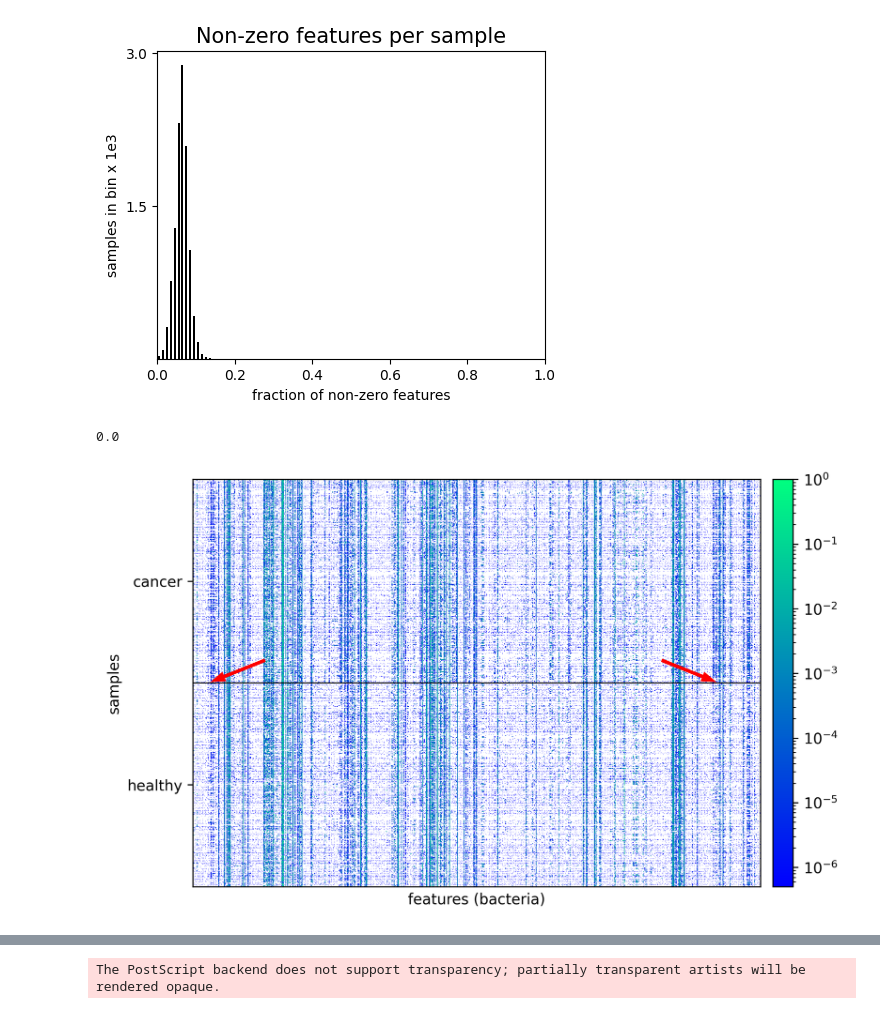
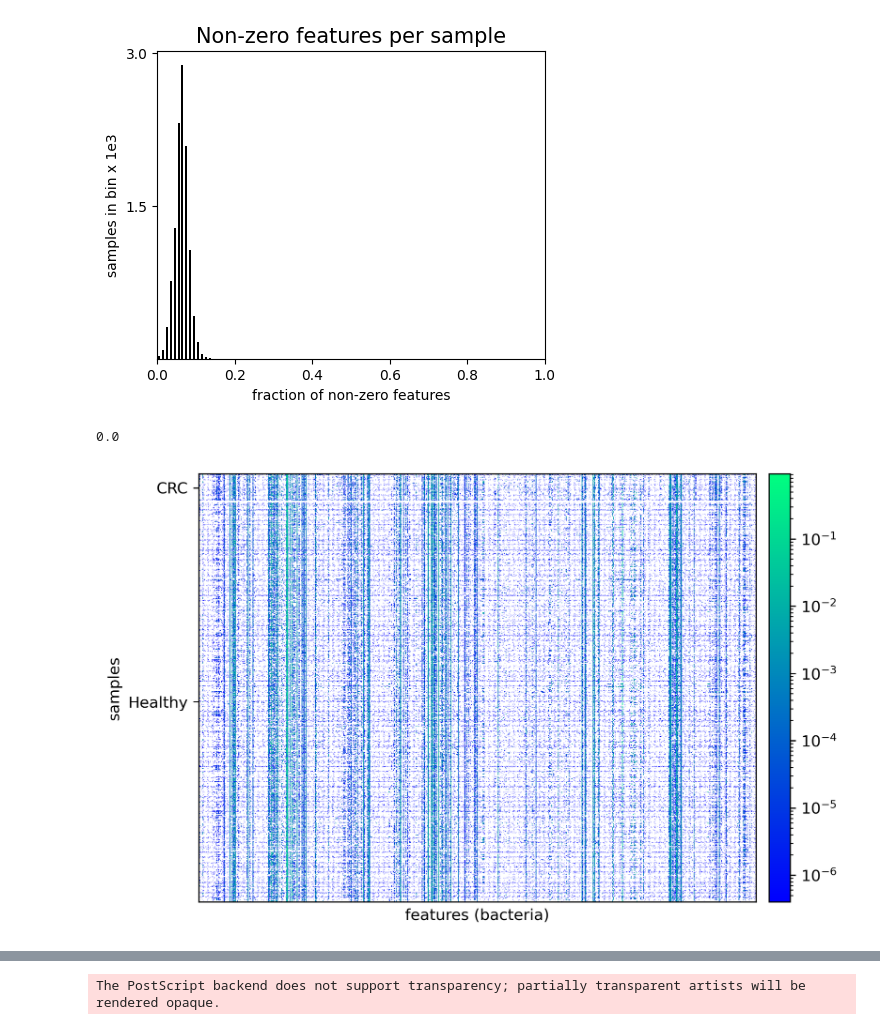
Before and after one commit to LenMetz/TabPFN-medical, a Jupyter notebook: starting_notebook.ipynb, the cells around one changed output, grey strips where cells are left out. Saved outputs shown, nothing was run; the diff lists cells and outputs as text; code cells hidden in the pictures.

```diff
--- a/starting_notebook.ipynb
+++ b/starting_notebook.ipynb
@@ -71,7 +71,8 @@ plt.show()
 # %% [output]
 [figure]
 # %%
-le = 500
+le1 = 1000
+le2 = 70
 wd = all_data.shape[1]
 counts = np.count_nonzero(all_data, axis=0)
 counts = np.mean(all_data, axis=0)
@@ -79,41 +80,41 @@ indices = np.argsort(counts)[::-1]
 data = all_data#[:,indices]
 data_c0 = data[labels==0]
 np.random.shuffle(data_c0)
 data_c1 = data[labels==1]
 np.random.shuffle(data_c1)
-data = np.concatenate((data_c0[:le], data_c1[:le]), axis=0)
+data = np.concatenate((data_c0[:le1], data_c1[:le2]), axis=0)
 print(np.min(data))
 '''for c in ['binary', 'gist_yarg', 'gist_gray', 'gray', 'bone',
                       'pink', 'spring', 'summer', 'autumn', 'winter', 'cool',
                       'Wistia', 'hot', 'afmhot', 'gist_heat', 'copper']+['viridis', 'plasma', 'inferno', 'magma', 'cividis']+['Greys', 'Purples', 'Blues', 'Greens', 'Oranges', 'Reds',
                       'YlOrBr', 'YlOrRd', 'OrRd', 'PuRd', 'RdPu', 'BuPu',
                       'GnBu', 'PuBu', 'YlGnBu', 'PuBuGn', 'BuGn', 'YlGn']:'''
 
 plt.figure(figsize=(15,5), dpi=300)
-plt.imshow(data[:2*le,:wd], norm=colors.LogNorm(), cmap="winter", origin="lower", aspect="equal")
-plt.plot(np.arange(wd), np.ones(wd)*le, c="black", lw=0.75)
+plt.imshow(data[:le1+le2,:wd], norm=colors.LogNorm(), cmap="winter", origin="lower", aspect="equal")
+plt.plot(np.arange(wd), np.ones(wd)*le1, c="white", lw=1.25)
 y_pos = 515
 x_pos = 75
 x_len = 100
 y_len = 40
-plt.arrow(x=x_pos+x_len, y=y_pos+y_len, dx=-x_len, dy=-y_len, color="red", width=5,head_width=20)
+#plt.arrow(x=x_pos+x_len, y=y_pos+y_len, dx=-x_len, dy=-y_len, color="red", width=5,head_width=20)
 y_pos = 515
 x_pos = 1250
 x_len = -100
 y_len = 40
-plt.arrow(x=x_pos+x_len, y=y_pos+y_len, dx=-x_len, dy=-y_len, color="red", width=5,head_width=20)
+#plt.arrow(x=x_pos+x_len, y=y_pos+y_len, dx=-x_len, dy=-y_len, color="red", width=5,head_width=20)
 plt.ylabel("samples")
 plt.xlabel("features (bacteria)")
-plt.yticks([int(le/2),int(le/2)+le], ["healthy", "cancer"])
+plt.yticks([int(le1/2),le1+int(le2/2)], ["Healthy", "CRC"])
 plt.xticks([])
 plt.colorbar(pad=.01)
 if not os.path.exists("results/plots"):
     os.makedirs("results/plots")
-plt.savefig("results/plots/mb_dataset_overview.eps", bbox_inches="tight")
+plt.savefig("results/plots/mb_dataset_overview_defense.eps", bbox_inches="tight")
 plt.show()
 # %% [output]
 0.0
-[figure, old version]
+[figure, new version]
 # %%
 from sklearn.decomposition import PCA
 from sklearn.manifold import TSNE
```
Also changed, not shown: 9 other files.
